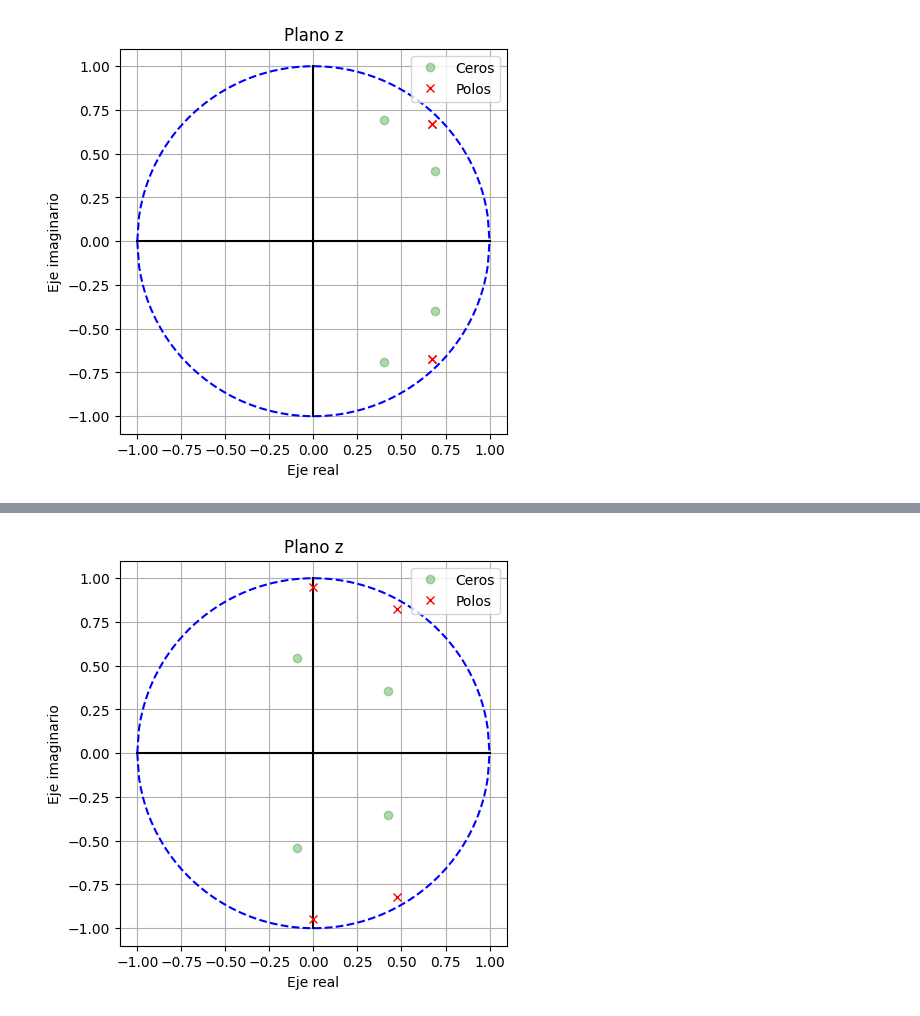
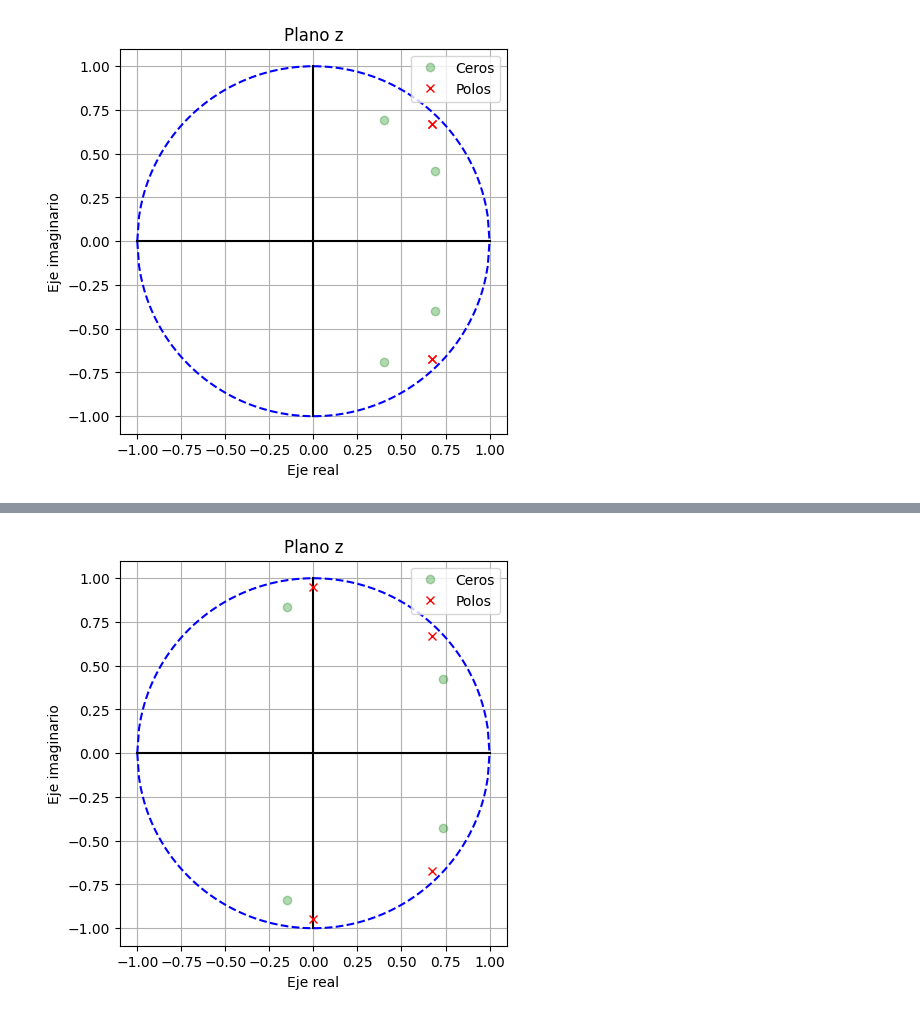
Before and after one commit to DayubMateo/PDS_2026_IIA, a Jupyter notebook: unidad_3-4 Filtros IIR Fir/PDS_TP_1.ipynb, the cells around one changed output, grey strips where cells are left out. Saved outputs shown, nothing was run; the diff lists cells and outputs as text; code cells hidden in the pictures.

```diff
--- a/unidad_3-4 Filtros IIR Fir/PDS_TP_1.ipynb
+++ b/unidad_3-4 Filtros IIR Fir/PDS_TP_1.ipynb
@@ -7,6 +7,8 @@ import scipy.signal as signal
 # %% [markdown]
 ![image.png](attachment:image.png)
 # %%
+frecM = 200
+
 # Definimos Radios
 r_1 = .95
 r_2 = .8
@@ -36,10 +38,9 @@ polos = np.array([
     r_1 * np.exp(1j * -rads_1),
 ])
 # %%
-def graficar_plano_z(ceros, polos):
-    eje_real = np.linspace(-1, 1, 200)
+def graficar_plano_z(ceros, polos, frecM):
+    eje_real = np.linspace(-1, 1, frecM)
     eje_img = eje_real * np.tan(np.arccos(eje_real))
-
 
     plt.figure(figsize=(5,5))
     plt.title("Plano z")
@@ -55,7 +56,7 @@ def graficar_plano_z(ceros, polos):
     plt.grid()
     plt.show()
 
-graficar_plano_z(ceros, polos)
+graficar_plano_z(ceros, polos, frecM)
 # %% [output]
 [figure]
 # %%
@@ -86,13 +92,13 @@ plt.show()
 # Definimos Radios
 R = np.array([
     [0.95, 0.95], # Radios polos
-    [0.55, 0.55] # Radios Ceros
+    [0.85, 0.85] # Radios Ceros
 ])
 
 #definimos Angulos
 A = np.array([
-    [60, 90], # Angulos polos
-    [40, 100] # Angulos ceros
+    [45, 90], # Angulos polos
+    [30, 100] # Angulos ceros
 ])
 
 # Pasamos a radianes
@@ -116,7 +122,7 @@ for i in range(len(R[0])):
     polos.append(polo_i)
 polos = np.array(polos)
 # %%
-graficar_plano_z(ceros, polos)
+graficar_plano_z(ceros, polos, frecM)
 # %% [output]
-[figure, old version]
+[figure, new version]
 # %%
```
Also changed, not shown: parts of 4 cells of this notebook.
